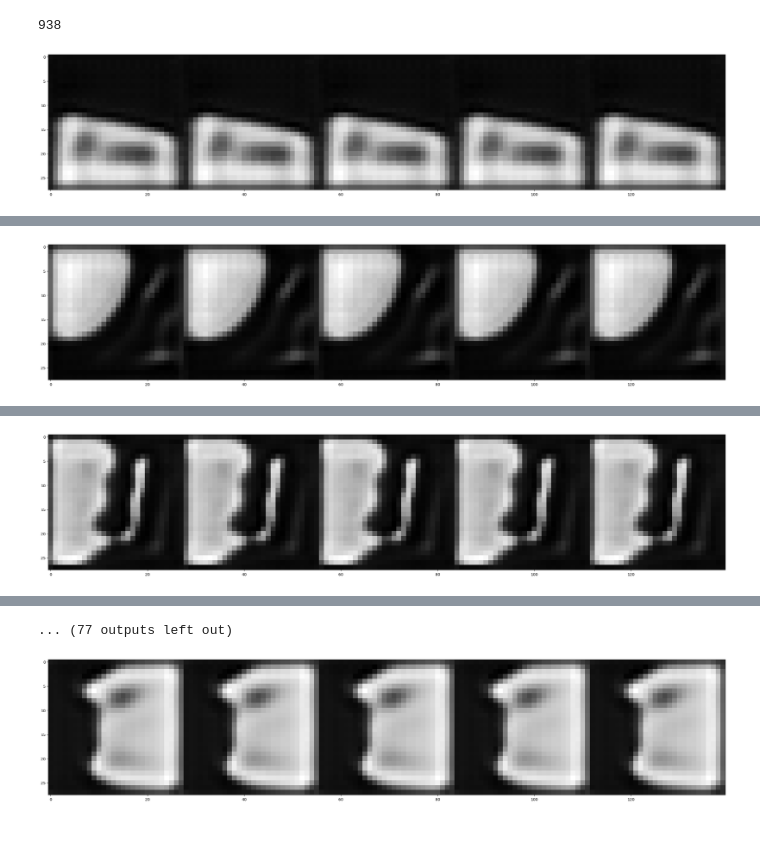
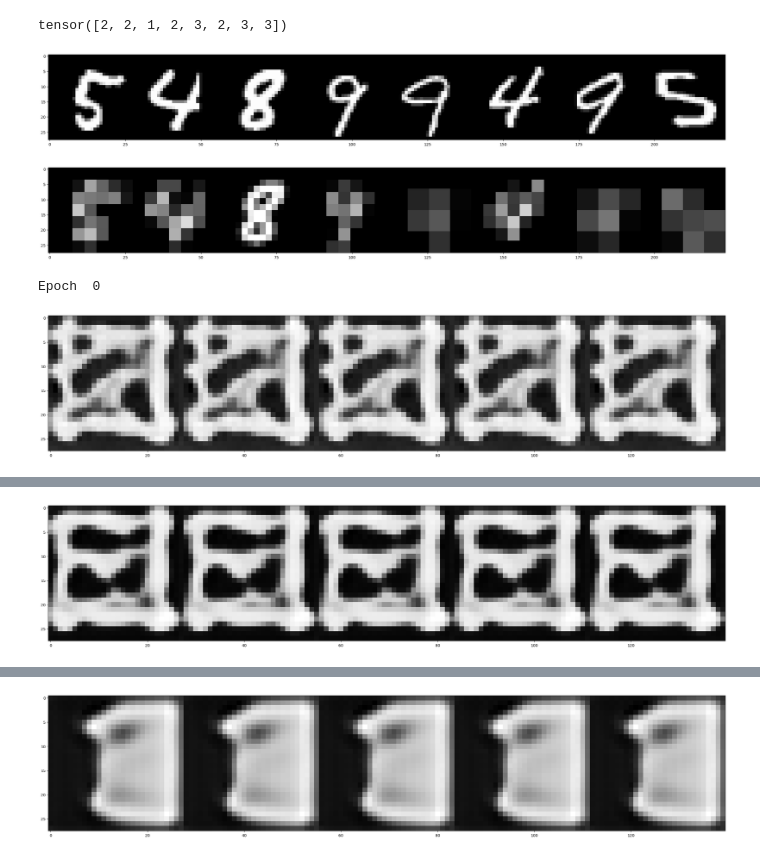
Before and after one commit to JorgeOrtizV/DiffusionModels_Project, a Jupyter notebook: coldDiff_mnist.ipynb, the cells around one changed output, grey strips where cells are left out. Cells and saved outputs as stored; diff of their text form; code cells hidden in the pictures.

```diff
--- a/coldDiff_mnist.ipynb
+++ b/coldDiff_mnist.ipynb
@@ -218,66 +358,58 @@ def split_indices(n, val_pct):
+# %%
+for x, _ in train_loader:
+    x = x.to(device)
+    t = diffusion.sample_timesteps(x.shape[0])
+    print(t)
+    # Plot the images
+    plot_images(x)
+    x_t = diffusion.pixellate(x, t)
+    plot_images(x_t)
+    break
+# %% [output]
+tensor([2, 2, 1, 2, 3, 2, 3, 3])
+[figure, added]
+[figure, added]
 # %%
-EPOCHS = 100
-batch_size = 64
-image_size = 28
-learning_rate = 3e-4
 
-# Import dataset
-dataset = torchvision.datasets.MNIST(root="./data", train=True, transform=transforms, download=True)
-test_dataset = torchvision.datasets.MNIST(root="./data", train=False, transform=transforms, download=True)
 
-train_indices, val_indices = split_indices(len(dataset), 0.2)
-train_sampler = SubsetRandomSampler(train_indices)
-train_loader = torch.utils.data.DataLoader(dataset, batch_size, shuffle=True)
-val_sampler = SubsetRandomSampler(val_indices)
-val_loader = DataLoader(dataset, batch_size, sampler=val_sampler)
-
-model = UNet().to(device)
-
-optimizer = torch.optim.AdamW(model.parameters(), lr=learning_rate)
-loss_fn = nn.MSELoss()
-diffusion = coldDiff()
-length = len(train_loader)
-print(length)
-
-train_losses = []
-val_losses = []
-
-for epoch in tqdm(range(EPOCHS)):
+for epoch in range(EPOCHS):
+    print("Epoch ",epoch)
     train_loss = 0
-    for x, _ in train_loader:
+    for x, _ in tqdm(train_loader):
         optimizer.zero_grad()
         x = x.to(device)
         t = diffusion.sample_timesteps(x.shape[0]).to(device)
-        x_t = diffusion.blur(x, t)
+        #x_t = diffusion.blur(x, t)
+        x_t = diffusion.pixellate(x,t)
         pred = model(x_t, t)
         loss = loss_fn(pred, x)
         loss.backward()
         optimizer.step()
         train_loss += loss.item()
     val_loss = 0
     with torch.no_grad():
         model.eval()
         for x, _ in val_loader:
             #print(type(x))
             #print(x.shape)
             x = x.to(device)
             t = diffusion.sample_timesteps(x.shape[0]).to(device)
             x_t = diffusion.blur(x, t)
             pred = model(x_t, t)
             batch_val_loss = loss_fn(pred, x)
             val_loss += batch_val_loss.item()
 
     # Sample only every 3 epochs for opt purposes
     if epoch%3 == 0:
         sampled_images = diffusion.sample(model, batch_size=5)
         plot_images(sampled_images)
 
     # Save loss
     avg_train_loss = train_loss/len(train_loader)
     avg_val_loss = val_loss/len(val_loader)
     print(f"Epoch [{epoch+1}/100] | Train Loss: {avg_train_loss:.4f} | Validation Loss: {avg_val_loss:.4f}")
     train_losses.append(avg_train_loss)
     val_losses.append(avg_val_loss)
 # %% [output]
-938
+Epoch  0
-[figure, old version]
+[figure, new version]
@@ -287 +422 @@ Epoch [3/100] | Train Loss: 0.1666 | Validation Loss: 0.1646
-[figure, old version]
+[figure, new version]
@@ -291 +428,0 @@ Epoch [6/100] | Train Loss: 0.1427 | Validation Loss: 0.1428
-[figure, removed]
@@ -294,4 +429,3 @@ Epoch [8/100] | Train Loss: 0.1350 | Validation Loss: 0.1332
-... (77 outputs left out)
 # %%
 torch.save(model.state_dict(), './Models/DM/coldDiff1')
 # %%
```
Also changed, not shown: parts of 6 cells of this notebook.
